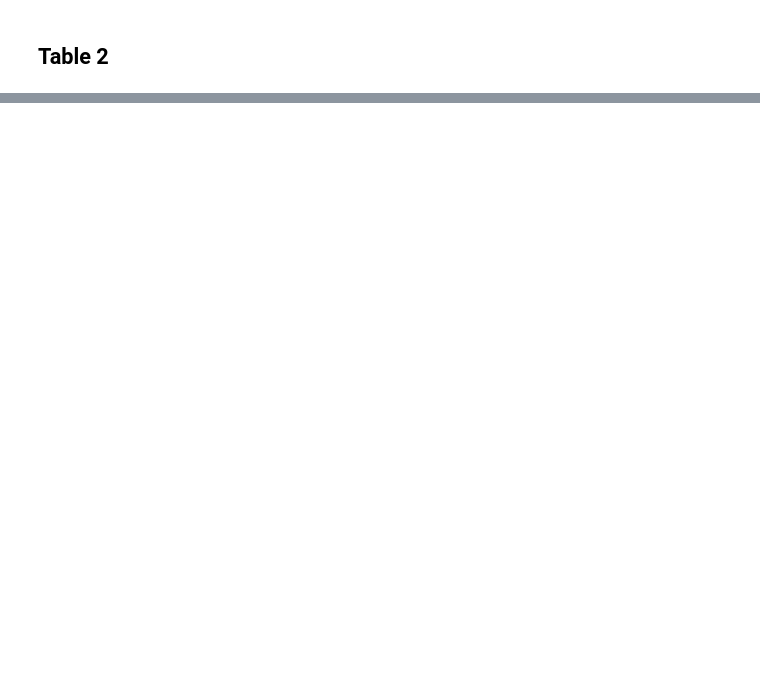
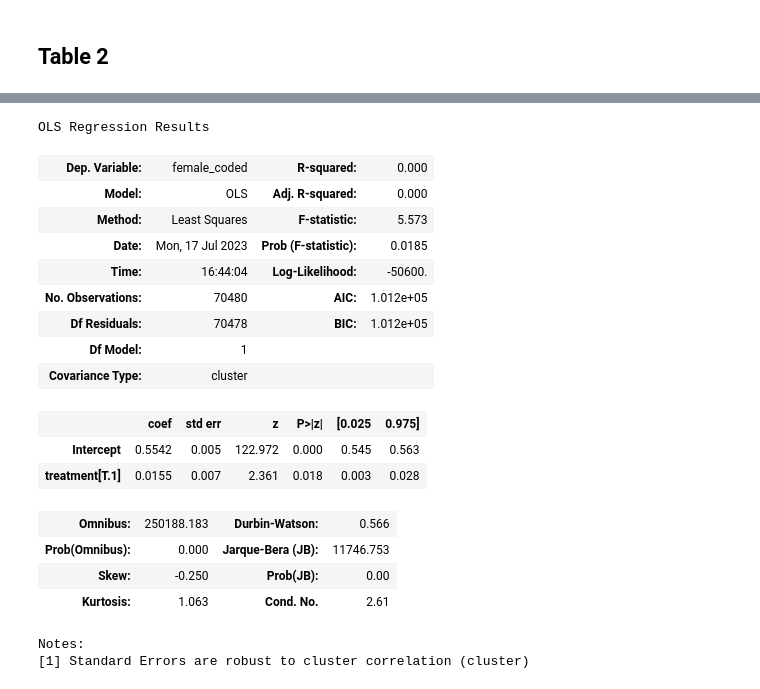
Before and after one commit to ccxzhang/I4R-BLLMZ-AEJ-2015, a Jupyter notebook: Replication/replication_py.ipynb, the cells around one changed output, grey strips where cells are left out. Saved outputs shown, nothing was run; the diff lists cells and outputs as text; code cells hidden in the pictures; blank space fills up the shorter version.

```diff
--- a/Replication/replication_py.ipynb
+++ b/Replication/replication_py.ipynb
@@ -121,0 +279,29 @@ display(t1p2.T)
+# %%
+pf_temp = pf[["treatment", "cd_escola", "female_coded"]]
+pf_temp = pf_temp[pf_temp.female_coded != "missing"].reset_index().drop("index", axis=1)
+pf_temp["female_coded"] = pf_temp["female_coded"].map({"yes": 1, "no": 0})
+pf_temp["treatment"] = pf_temp["treatment"].map({"yes": 1, "no": 0})
+pf_temp = pf_temp.dropna()
+fc_res = smf.ols("female_coded~treatment", data=pf_temp).fit(cov_type='cluster',
+                                                             cov_kwds={'groups': pf_temp["cd_escola"]})
+fc_res.summary()
+# %% [output]
+OLS Regression Results
+| Dep. Variable: | female_coded | R-squared: | 0.000 |
+| Model: | OLS | Adj. R-squared: | 0.000 |
+| Method: | Least Squares | F-statistic: | 5.573 |
+| Date: | Mon, 17 Jul 2023 | Prob (F-statistic): | 0.0185 |
+| Time: | 16:44:04 | Log-Likelihood: | -50600. |
+| No. Observations: | 70480 | AIC: | 1.012e+05 |
+| Df Residuals: | 70478 | BIC: | 1.012e+05 |
+| Df Model: | 1 |  |  |
+| Covariance Type: | cluster |  |  |
+|  | coef | std err | z | P>|z| | [0.025 | 0.975] |
+| Intercept | 0.5542 | 0.005 | 122.972 | 0.000 | 0.545 | 0.563 |
+| treatment[T.1] | 0.0155 | 0.007 | 2.361 | 0.018 | 0.003 | 0.028 |
+| Omnibus: | 250188.183 | Durbin-Watson: | 0.566 |
+| Prob(Omnibus): | 0.000 | Jarque-Bera (JB): | 11746.753 |
+| Skew: | -0.250 | Prob(JB): | 0.00 |
+| Kurtosis: | 1.063 | Cond. No. | 2.61 |
+Notes:
+[1] Standard Errors are robust to cluster correlation (cluster)
```
Also changed, not shown: parts of 19 cells of this notebook, 3 other files.
